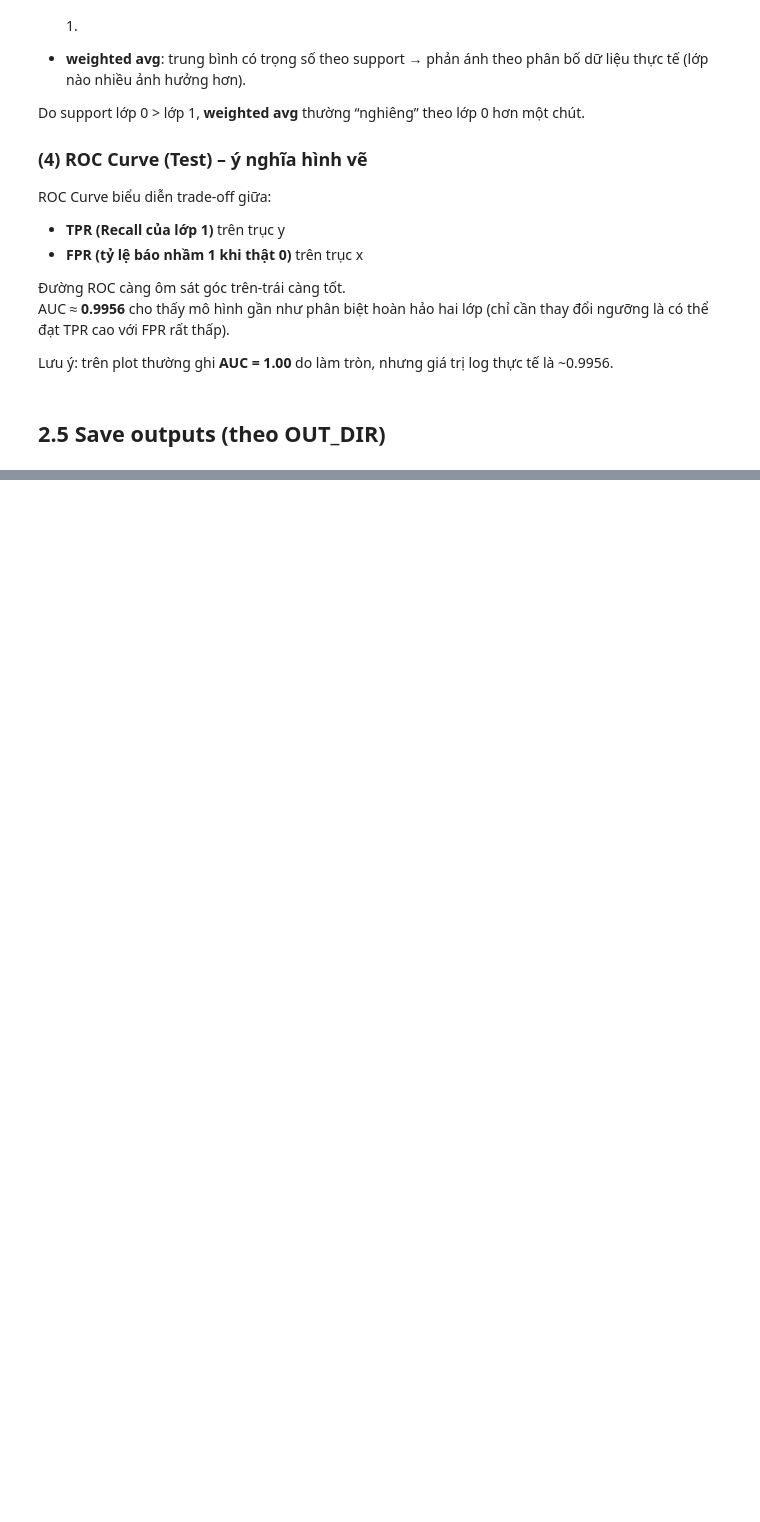
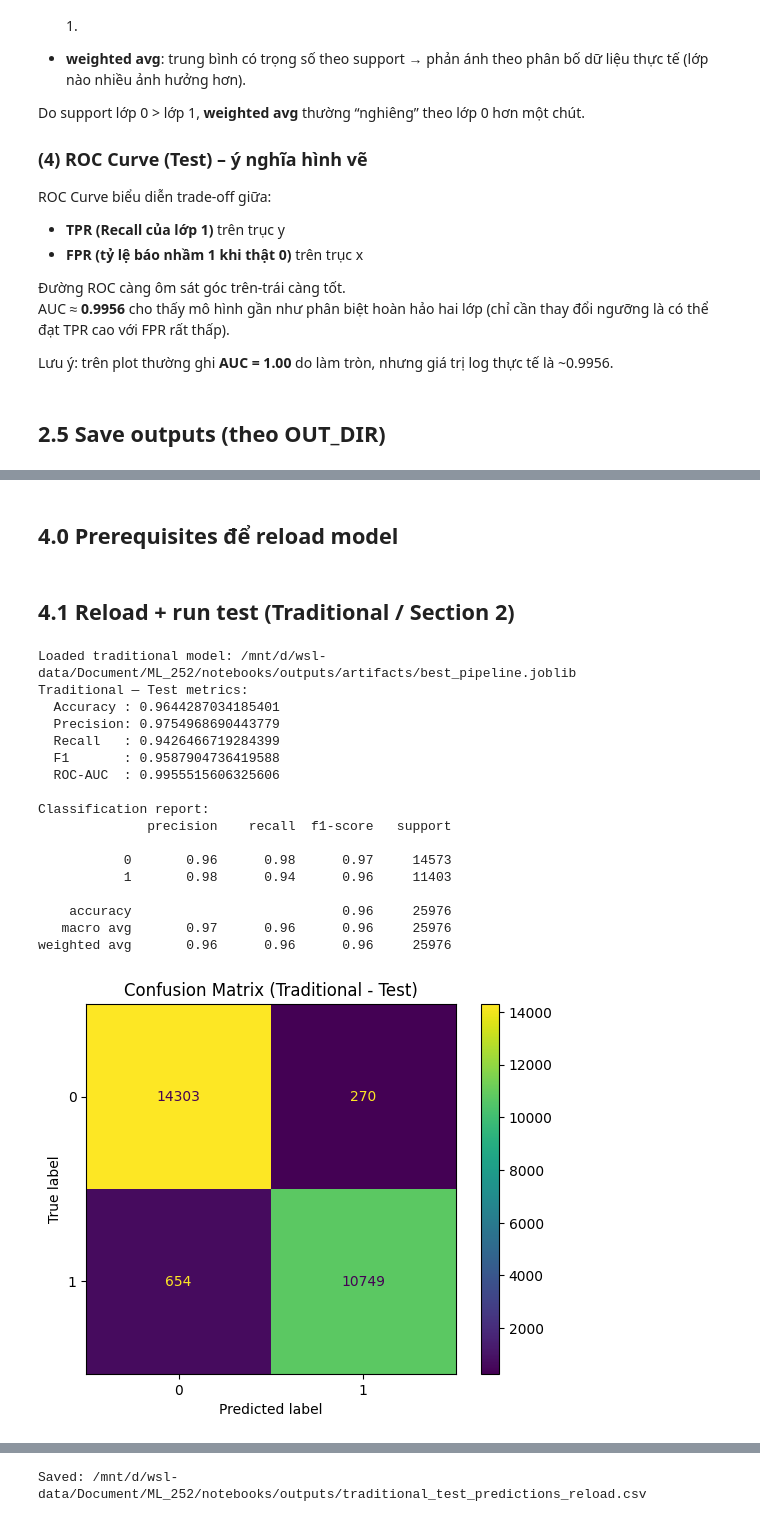
Before and after one commit to bachkhmt/ML_252, a Jupyter notebook: notebooks/CaoKhoa.ipynb, the cells around one changed output, grey strips where cells are left out. Drawn from its saved outputs; the diff is of its cells as text; code cells hidden in the pictures; blank space fills up the shorter version.

Commit message:
done Traditional ML

```diff
--- a/notebooks/CaoKhoa.ipynb
+++ b/notebooks/CaoKhoa.ipynb
@@ -985,0 +1097,2 @@ Saved: /mnt/d/wsl-data/Document/ML_252/notebooks/features/feature_names.json
+# %% [markdown]
+## 4.0 Prerequisites để reload model
@@ -985,0 +1250,48 @@ Saved: /mnt/d/wsl-data/Document/ML_252/notebooks/features/feature_names.json
+# %% [markdown]
+## 4.1 Reload + run test (Traditional / Section 2)
+# %%
+# 4.1) Reload + run test (Traditional / Section 2)
+ensure_xy_loaded()
+
+OUT_DIR = globals().get("OUT_DIR", Path("./runs/default"))
+ARTIFACTS_DIR = globals().get("ARTIFACTS_DIR", OUT_DIR / "artifacts")
+ARTIFACTS_DIR.mkdir(parents=True, exist_ok=True)
+
+trad_path = ARTIFACTS_DIR / "best_pipeline.joblib"
+if not trad_path.exists():
+    raise FileNotFoundError(
+        f"Không thấy {trad_path}. Bạn cần chạy Section 2 (train + save) ít nhất 1 lần để tạo file này."
+    )
+
+trad_pipe = joblib.load(trad_path)
+print("Loaded traditional model:", trad_path)
+
+if y_test is None:
+    trad_pred = trad_pipe.predict(X_test)
+    display(pd.Series(trad_pred).value_counts().rename("pred_counts"))
+else:
+    trad_pred = evaluate_on_test(trad_pipe, X_test, y_test, title="Traditional")
+
+pred_df = pd.DataFrame({"y_pred": trad_pred})
+pred_out = OUT_DIR / "traditional_test_predictions_reload.csv"
+pred_df.to_csv(pred_out, index=False)
+print("Saved:", pred_out)
+# %% [output]
+Loaded traditional model: /mnt/d/wsl-data/Document/ML_252/notebooks/outputs/artifacts/best_pipeline.joblib
+Traditional — Test metrics:
+  Accuracy : 0.9644287034185401
+  Precision: 0.9754968690443779
+  Recall   : 0.9426466719284399
+  F1       : 0.9587904736419588
+  ROC-AUC  : 0.9955515606325606
+
+Classification report:
+              precision    recall  f1-score   support
+
+           0       0.96      0.98      0.97     14573
+           1       0.98      0.94      0.96     11403
+
+    accuracy                           0.96     25976
+   macro avg       0.97      0.96      0.96     25976
+weighted avg       0.96      0.96      0.96     25976
+[figure, added]
@@ -985,0 +1299 @@ Saved: /mnt/d/wsl-data/Document/ML_252/notebooks/features/feature_names.json
+Saved: /mnt/d/wsl-data/Document/ML_252/notebooks/outputs/traditional_test_predictions_reload.csv
```
Also changed, not shown: parts of 11 cells of this notebook.
